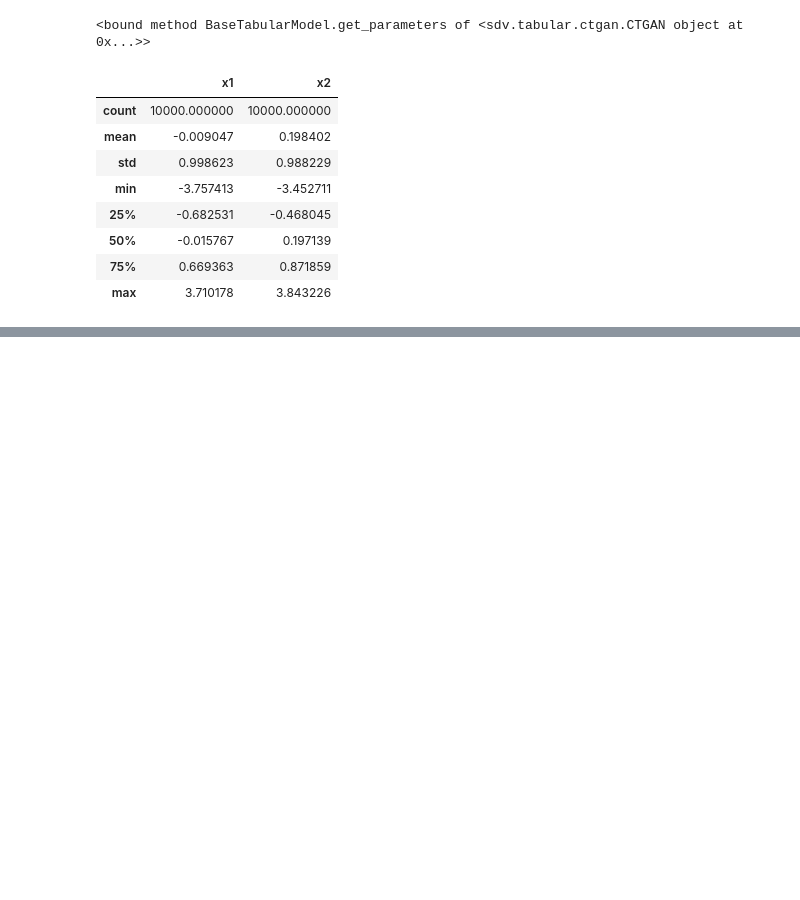
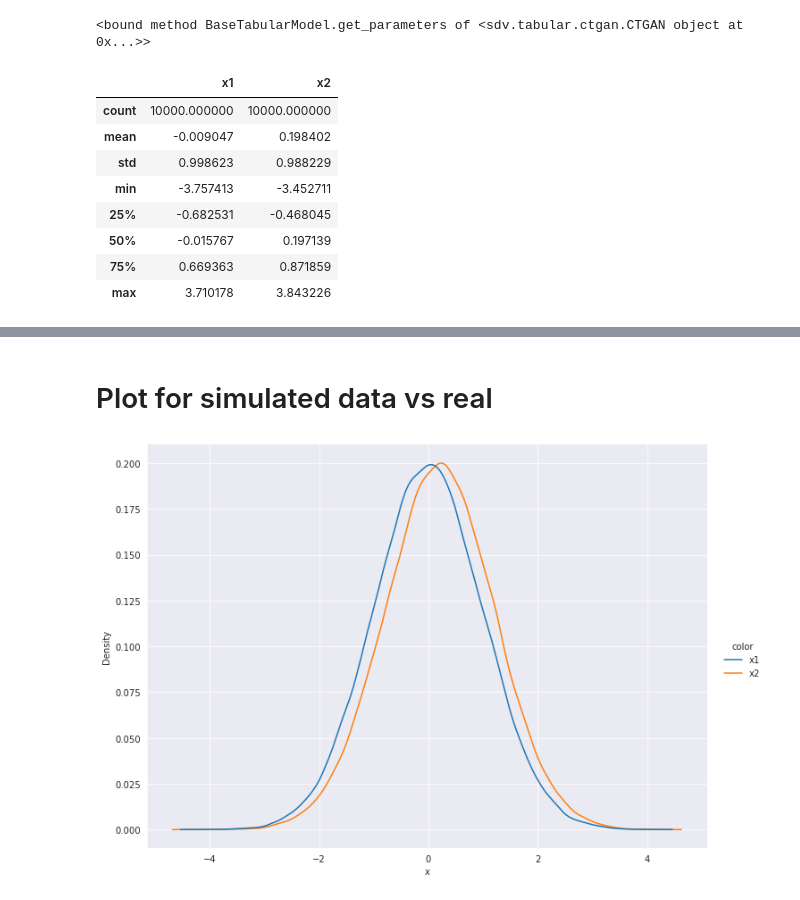
Before and after one commit to bettytan123/Sample-Size-Calculation, a Jupyter notebook: Two_Continuous_Mean.ipynb, the cells around one changed output, grey strips where cells are left out. Drawn from its saved outputs; the diff is of its cells as text; code cells hidden in the pictures; blank space fills up the shorter version.

```diff
--- a/Two_Continuous_Mean.ipynb
+++ b/Two_Continuous_Mean.ipynb
@@ -841,3 +786,34 @@ traitlets        : 5.7.1
 # %%
 ## Python version
 !python --version
+# %% [markdown]
+# Plot for simulated data vs real
+# %%
+#Plot of the density plot for the simulated data ????????
+N = 100_000
+
+model_ = train_gan[0]
+
+X_generator = model_.sample(num_rows=N)
+
+X_real1 = np.random.normal(loc=mu1, scale=sd, size=N)
+# fig, ax = plt.subplots(1,1)
+X_real2 = np.random.normal(loc=mu2, scale=sd, size=N)
+
+data = pd.DataFrame(data={'x': list(X_real1) + list(X_real2) , 'color': N * ['x1'] + N * ['x2']})
+
+sns.displot(data=data, x='x', hue='color', kind="kde", height=7, aspect=1.4)
+plt.show()
+
+# df = pd.DataFrame()
+# for i in range(8):
+#     mean = 5-10*np.random.rand()
+#     std = 6*np.random.rand()
+#     df['score_{0}'.format(i)] = np.random.normal(mean, std, 60)
+
+# fig, ax = plt.subplots(1,1)
+# for s in df.columns:
+#     df[s].plot(kind='density')
+# fig.show()
+# %% [output]
+[figure, added]
```
Also changed, not shown: parts of 45 cells of this notebook.
